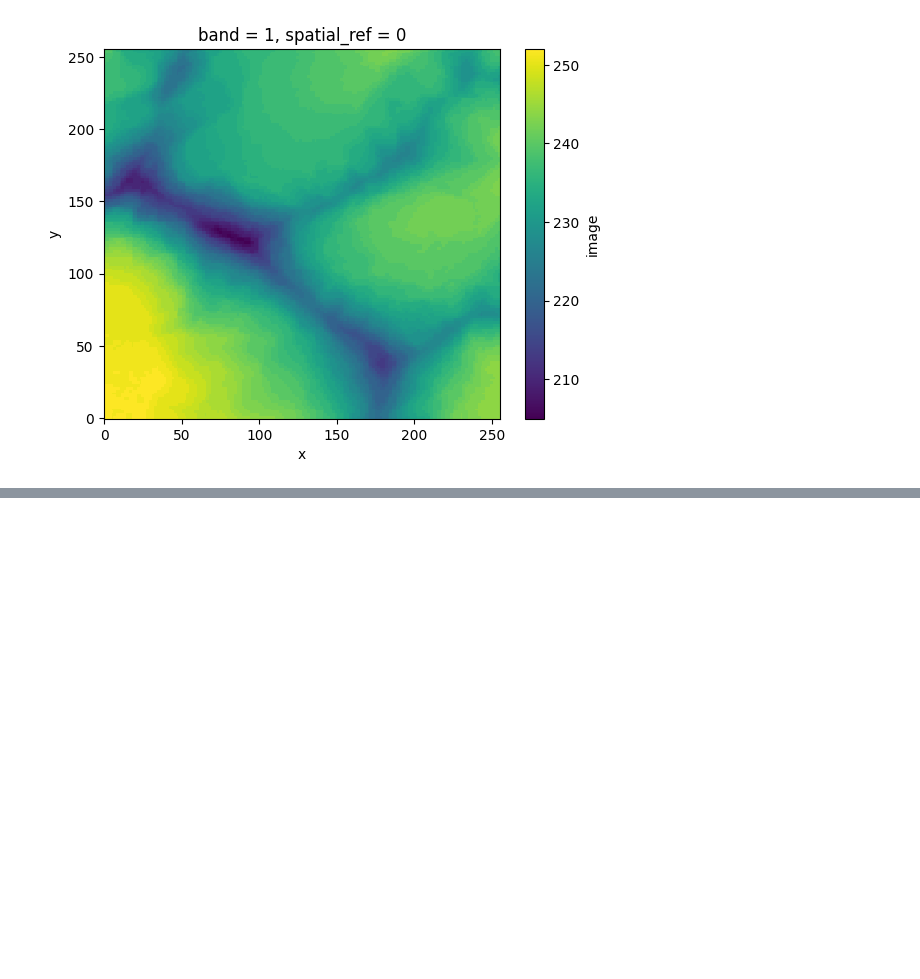
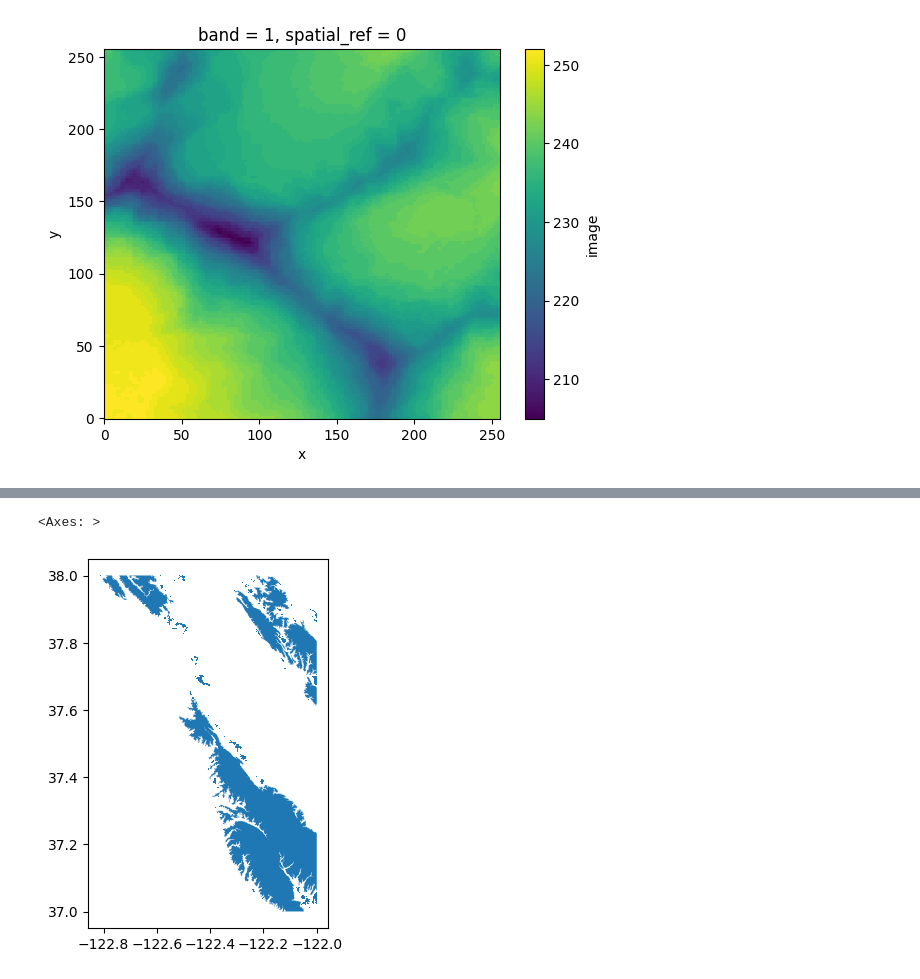
Before and after one commit to fusedio/fused-docs, a Jupyter notebook: docs/basics/transform/raster.ipynb, the cells around one changed output, grey strips where cells are left out. Saved outputs shown, nothing was run; the diff lists cells and outputs as text; code cells hidden in the pictures; blank space fills up the shorter version.

```diff
--- a/docs/basics/transform/raster.ipynb
+++ b/docs/basics/transform/raster.ipynb
@@ -75,0 +78,28 @@ arr.image.isel(band=0).plot.imshow()
+# %%
+import fused
+
+
+@fused.udf
+def udf():
+    import geopandas as gpd
+    import rasterio
+    import shapely
+    from rasterio.features import shapes
+
+    cog_url = "https://eodata.sage.uvt.ro/copernicus-dem/copernicus-dem-30m/Copernicus_DSM_COG_10_N37_00_W123_00_DEM/Copernicus_DSM_COG_10_N37_00_W123_00_DEM.tif"
+    with rasterio.open(cog_url) as src:
+        arr = src.read()
+        bounds = src.bounds
+        transform = src.transform
+        crs = src.crs
+    arr = (arr > 200).astype("uint8")
+    shapes_list = list(shapes(arr, mask=None, transform=transform))
+    geoms = [shapely.geometry.shape(i[0]) for i in shapes_list]
+    gdf = gpd.GeoDataFrame(
+        shapes_list, geometry=geoms, columns=["geometry", "value"], crs=crs
+    )
+    return gdf[gdf.value == 1]
+
+
+gdf = fused.run(udf=udf, engine="local")
+gdf.head()
@@ -75,0 +113,5 @@ arr.image.isel(band=0).plot.imshow()
+# %%
+gdf.plot()
+# %% [output]
+<Axes: >
+[figure, added]
```
Also changed, not shown: parts of 2 cells of this notebook, 6 other files.
